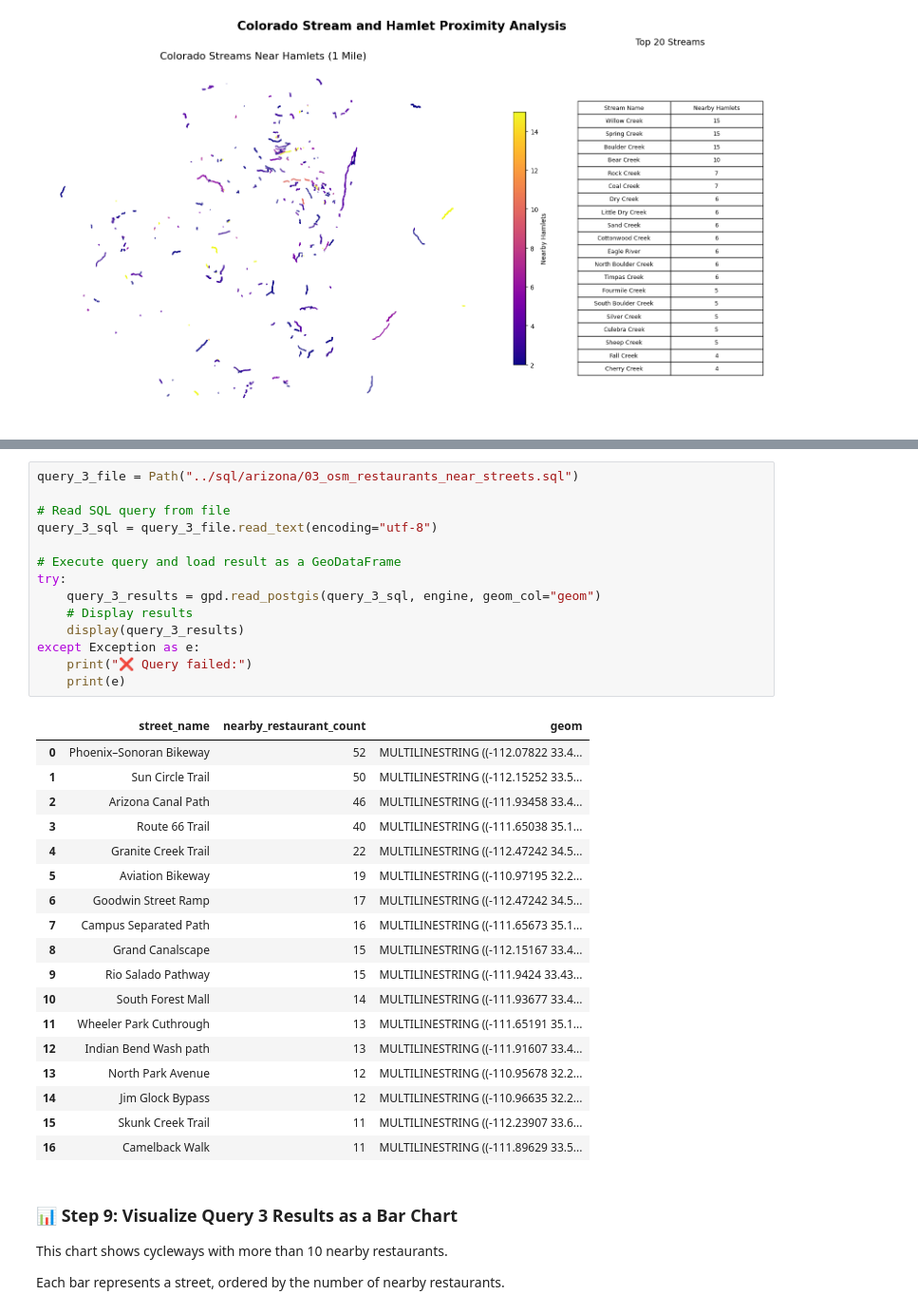
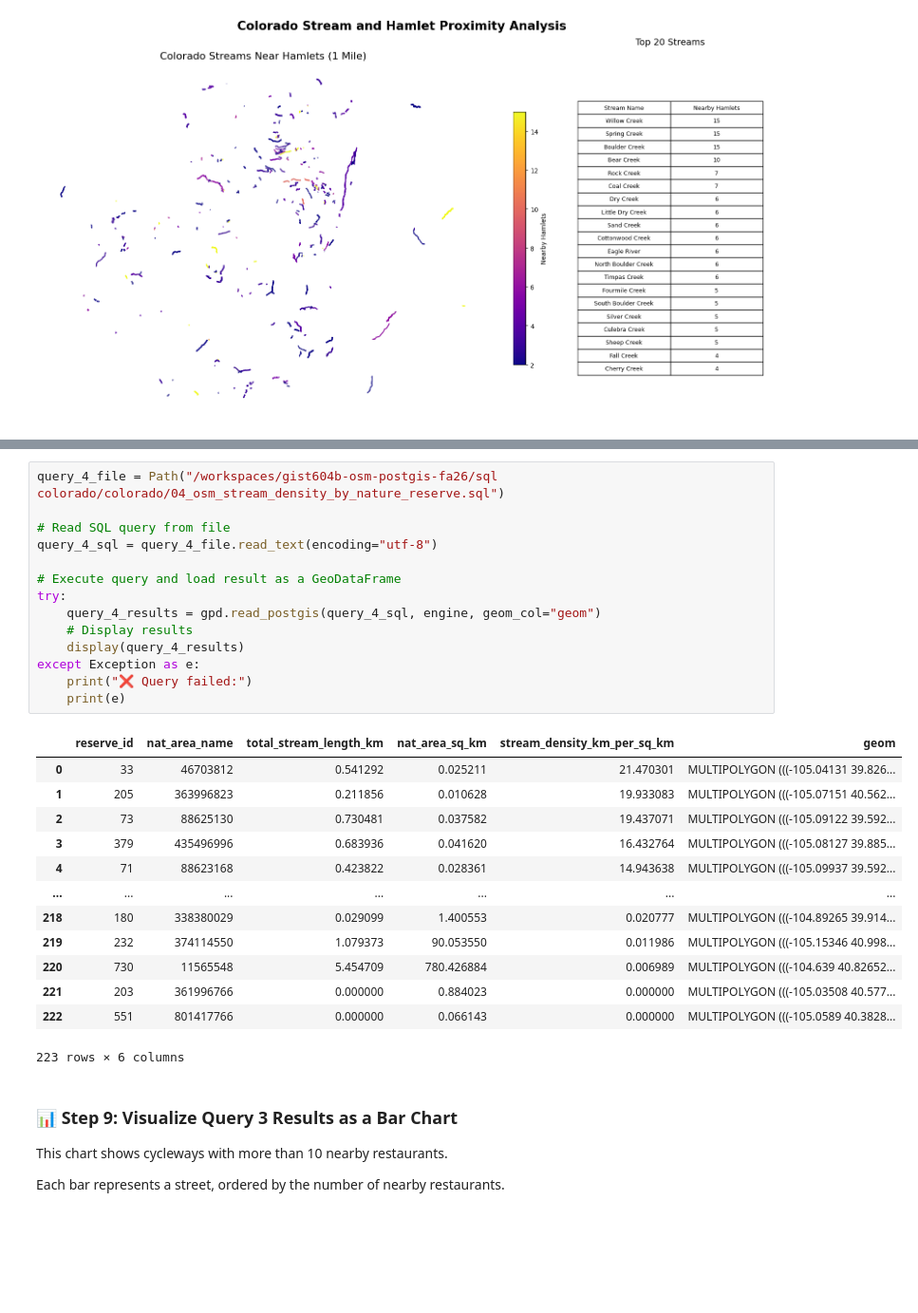
Before and after one commit to Thompson-Anita/gist604b-osm-postgis-fa26, a Jupyter notebook: notebooks/osm_postgis_queries_colorado_Thompson.ipynb, the cells around one changed output, grey strips where cells are left out. Shown at 95% size. Saved outputs shown, nothing was run; the diff lists cells and outputs as text; blank space fills up the shorter version.

```diff
--- a/notebooks/osm_postgis_queries_colorado_Thompson.ipynb
+++ b/notebooks/osm_postgis_queries_colorado_Thompson.ipynb
@@ -471,36 +493,31 @@ This query identifies streets (cycleways) with the highest number of restaurants
 # %%
-query_3_file = Path("../sql/arizona/03_osm_restaurants_near_streets.sql")
+query_4_file = Path("/workspaces/gist604b-osm-postgis-fa26/sql colorado/colorado/04_osm_stream_density_by_nature_reserve.sql")
 
 # Read SQL query from file
-query_3_sql = query_3_file.read_text(encoding="utf-8")
+query_4_sql = query_4_file.read_text(encoding="utf-8")
 
 # Execute query and load result as a GeoDataFrame
 try:
-    query_3_results = gpd.read_postgis(query_3_sql, engine, geom_col="geom")
+    query_4_results = gpd.read_postgis(query_4_sql, engine, geom_col="geom")
     # Display results
-    display(query_3_results)
+    display(query_4_results)
 except Exception as e:
     print("❌ Query failed:")
     print(e)
 # %% [output]
-|  | street_name | nearby_restaurant_count | geom |
-| 0 | Phoenix–Sonoran Bikeway | 52 | MULTILINESTRING ((-112.07822 33.4... |
-| 1 | Sun Circle Trail | 50 | MULTILINESTRING ((-112.15252 33.5... |
-| 2 | Arizona Canal Path | 46 | MULTILINESTRING ((-111.93458 33.4... |
-| 3 | Route 66 Trail | 40 | MULTILINESTRING ((-111.65038 35.1... |
-| 4 | Granite Creek Trail | 22 | MULTILINESTRING ((-112.47242 34.5... |
-| 5 | Aviation Bikeway | 19 | MULTILINESTRING ((-110.97195 32.2... |
-| 6 | Goodwin Street Ramp | 17 | MULTILINESTRING ((-112.47242 34.5... |
-| 7 | Campus Separated Path | 16 | MULTILINESTRING ((-111.65673 35.1... |
-| 8 | Grand Canalscape | 15 | MULTILINESTRING ((-112.15167 33.4... |
-| 9 | Rio Salado Pathway | 15 | MULTILINESTRING ((-111.9424 33.43... |
-| 10 | South Forest Mall | 14 | MULTILINESTRING ((-111.93677 33.4... |
-| 11 | Wheeler Park Cuthrough | 13 | MULTILINESTRING ((-111.65191 35.1... |
-| 12 | Indian Bend Wash path | 13 | MULTILINESTRING ((-111.91607 33.4... |
-| 13 | North Park Avenue | 12 | MULTILINESTRING ((-110.95678 32.2... |
-| 14 | Jim Glock Bypass | 12 | MULTILINESTRING ((-110.96635 32.2... |
-| 15 | Skunk Creek Trail | 11 | MULTILINESTRING ((-112.23907 33.6... |
-| 16 | Camelback Walk | 11 | MULTILINESTRING ((-111.89629 33.5... |
+|  | reserve_id | nat_area_name | total_stream_length_km | nat_area_sq_km | stream_density_km_per_sq_km | geom |
+| 0 | 33 | 46703812 | 0.541292 | 0.025211 | 21.470301 | MULTIPOLYGON (((-105.04131 39.826... |
+| 1 | 205 | 363996823 | 0.211856 | 0.010628 | 19.933083 | MULTIPOLYGON (((-105.07151 40.562... |
+| 2 | 73 | 88625130 | 0.730481 | 0.037582 | 19.437071 | MULTIPOLYGON (((-105.09122 39.592... |
+| 3 | 379 | 435496996 | 0.683936 | 0.041620 | 16.432764 | MULTIPOLYGON (((-105.08127 39.885... |
+| 4 | 71 | 88623168 | 0.423822 | 0.028361 | 14.943638 | MULTIPOLYGON (((-105.09937 39.592... |
+| ... | ... | ... | ... | ... | ... | ... |
+| 218 | 180 | 338380029 | 0.029099 | 1.400553 | 0.020777 | MULTIPOLYGON (((-104.89265 39.914... |
+| 219 | 232 | 374114550 | 1.079373 | 90.053550 | 0.011986 | MULTIPOLYGON (((-105.15346 40.998... |
+| 220 | 730 | 11565548 | 5.454709 | 780.426884 | 0.006989 | MULTIPOLYGON (((-104.639 40.82652... |
+| 221 | 203 | 361996766 | 0.000000 | 0.884023 | 0.000000 | MULTIPOLYGON (((-105.03508 40.577... |
+| 222 | 551 | 801417766 | 0.000000 | 0.066143 | 0.000000 | MULTIPOLYGON (((-105.0589 40.3828... |
+223 rows × 6 columns
 # %% [markdown]
 ### 📊 Step 9: Visualize Query 3 Results as a Bar Chart
 
```
Also changed, not shown: parts of 12 cells of this notebook, 1 other file.
